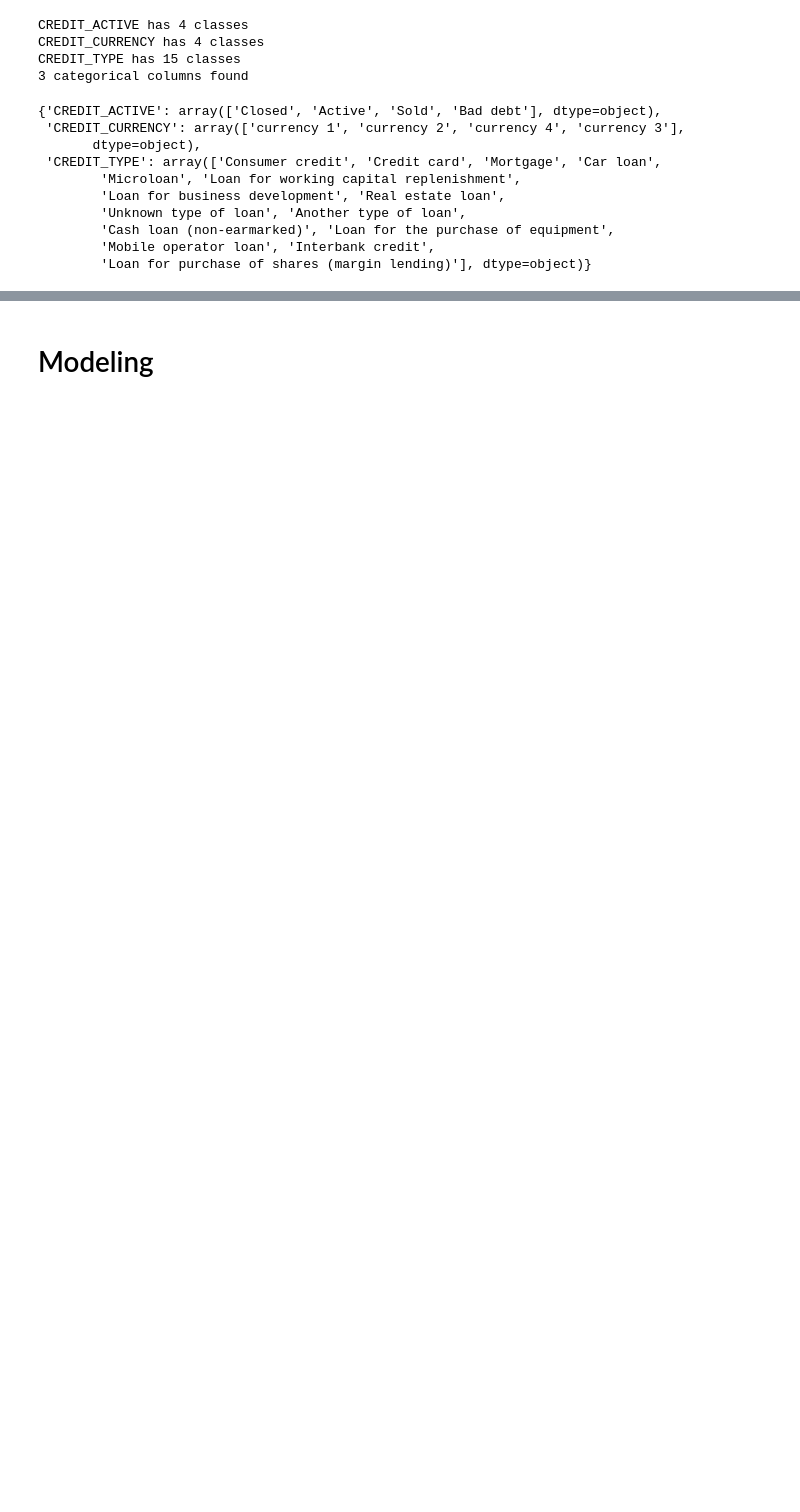
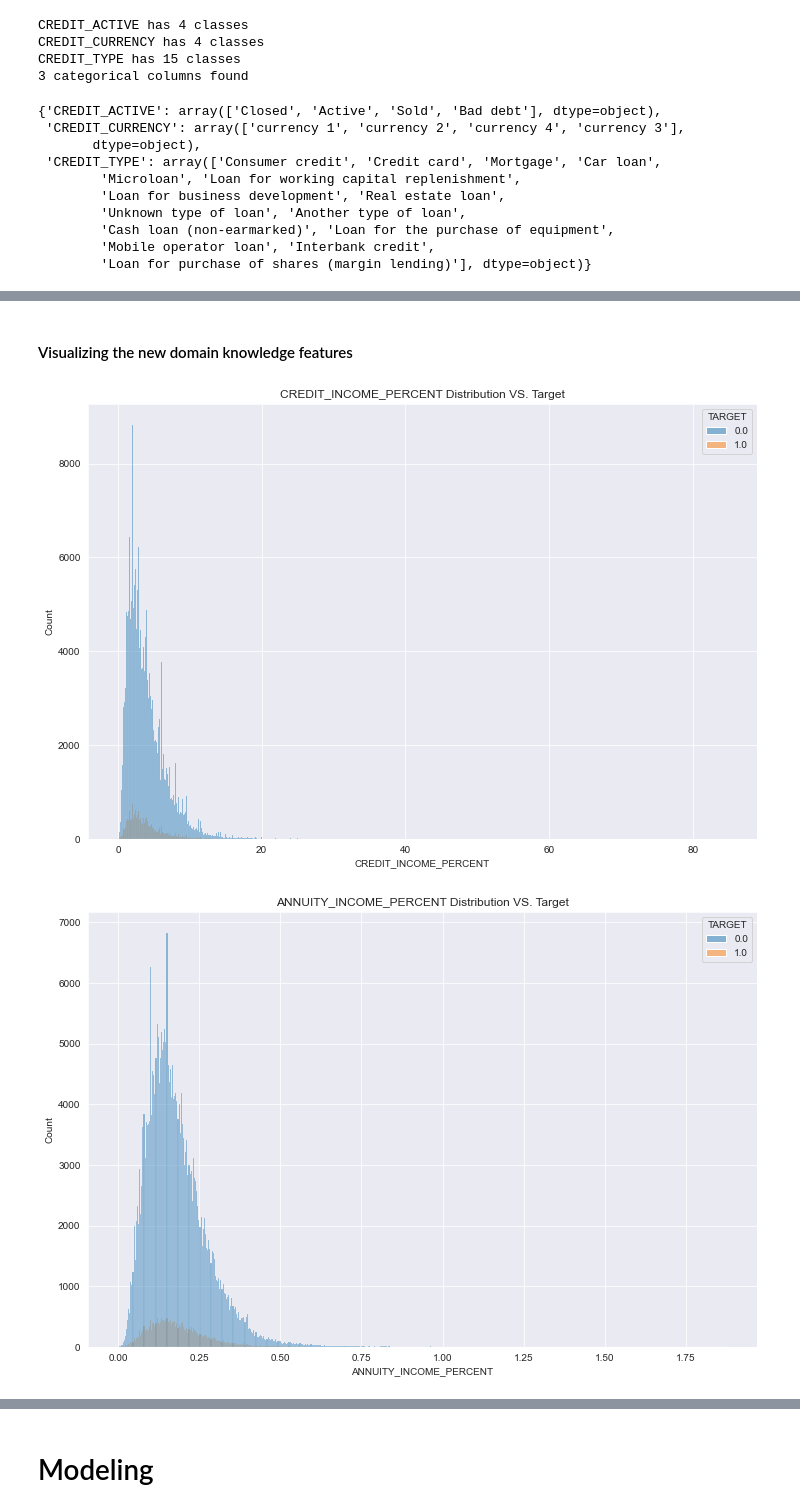
Before and after one commit to yybrother989/HomeCreditDefaultRisk, a Jupyter notebook: Capstone_Project-Home-Credit-Default-Risk_V0.1.ipynb, the cells around one changed output, grey strips where cells are left out. Saved outputs shown, nothing was run; the diff lists cells and outputs as text; code cells hidden in the pictures; blank space fills up the shorter version.

```diff
--- a/Capstone_Project-Home-Credit-Default-Risk_V0.1.ipynb
+++ b/Capstone_Project-Home-Credit-Default-Risk_V0.1.ipynb
@@ -976,0 +1177,12 @@ CREDIT_TYPE has 15 classes
+# %%
+# Create the new feature of CREDIT_INCOME_PERCENT
+final_df['CREDIT_INCOME_PERCENT'] = final_df['AMT_CREDIT']/final_df['AMT_INCOME_TOTAL']
+# %%
+# Create the new feature of ANNUITY_INCOME_PERCENT
+final_df['ANNUITY_INCOME_PERCENT'] = final_df['AMT_ANNUITY']/final_df['AMT_INCOME_TOTAL']
+# %%
+# Create the new feature of CREDIT_TERM
+final_df['CREDIT_TERM'] = final_df['AMT_ANNUITY']/final_df['AMT_CREDIT']
+# %%
+# Create the new feature of DAYS_EMPLOYED_PERCENT
+final_df['DAYS_EMPLOYED_PERCENT'] = final_df['DAYS_EMPLOYED']/final_df['DAYS_BIRTH']
@@ -976,0 +1192,12 @@ CREDIT_TYPE has 15 classes
+# %% [markdown]
+#### Visualizing the new domain knowledge features
+# %%
+# Plot a list of the new features
+for col in ['CREDIT_INCOME_PERCENT','ANNUITY_INCOME_PERCENT','CREDIT_TERM','DAYS_EMPLOYED_PERCENT']:
+    plt.figure(figsize=(12,8))
+    sns.histplot(x= col,data=final_df,hue='TARGET')
+    plt.title(f'{col} Distribution VS. Target')
+    plt.show()
+# %% [output]
+[figure, added]
+[figure, added]
```
Also changed, not shown: parts of 83 cells of this notebook.
